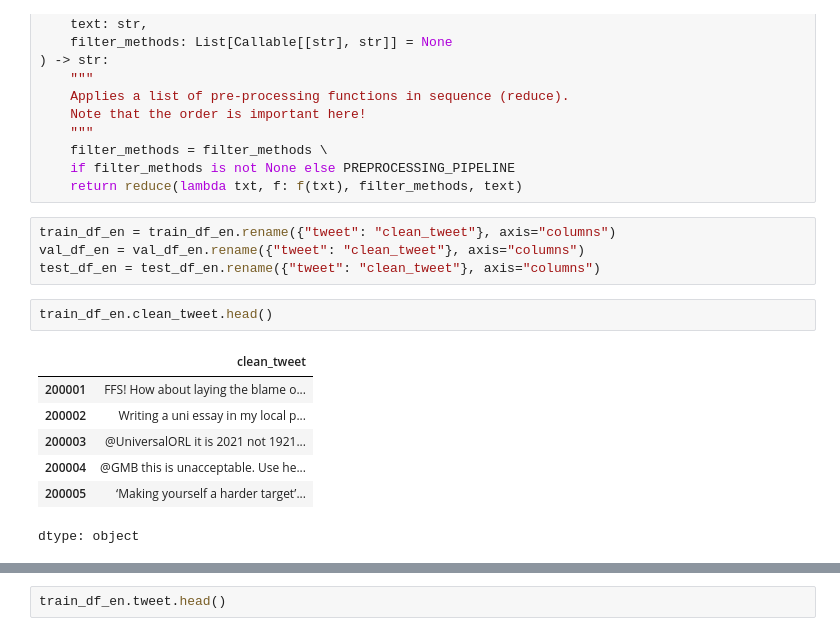
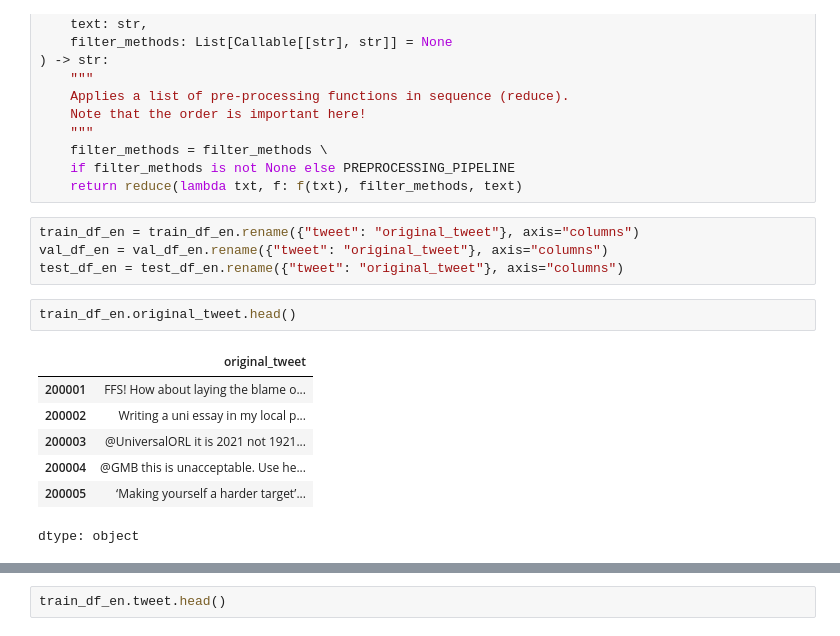
Before and after one commit to VirginiaFoschi/-NLP-2025-2026-A1, a Jupyter notebook: Assignment1-2526.ipynb, the cells around one changed output, grey strips where cells are left out. Saved outputs shown, nothing was run; the diff lists cells and outputs as text.

```diff
--- a/Assignment1-2526.ipynb
+++ b/Assignment1-2526.ipynb
@@ -481,13 +482,13 @@ def text_prepare(
     if filter_methods is not None else PREPROCESSING_PIPELINE
     return reduce(lambda txt, f: f(txt), filter_methods, text)
 # %%
-train_df_en = train_df_en.rename({"tweet": "clean_tweet"}, axis="columns")
-val_df_en = val_df_en.rename({"tweet": "clean_tweet"}, axis="columns")
-test_df_en = test_df_en.rename({"tweet": "clean_tweet"}, axis="columns")
+train_df_en = train_df_en.rename({"tweet": "original_tweet"}, axis="columns")
+val_df_en = val_df_en.rename({"tweet": "original_tweet"}, axis="columns")
+test_df_en = test_df_en.rename({"tweet": "original_tweet"}, axis="columns")
 # %%
-train_df_en.clean_tweet.head()
+train_df_en.original_tweet.head()
 # %% [output]
-|  | clean_tweet |
+|  | original_tweet |
 | 200001 | FFS! How about laying the blame o... |
 | 200002 | Writing a uni essay in my local p... |
 | 200003 | @UniversalORL it is 2021 not 1921... |
```
Also changed, not shown: parts of 38 cells of this notebook.
